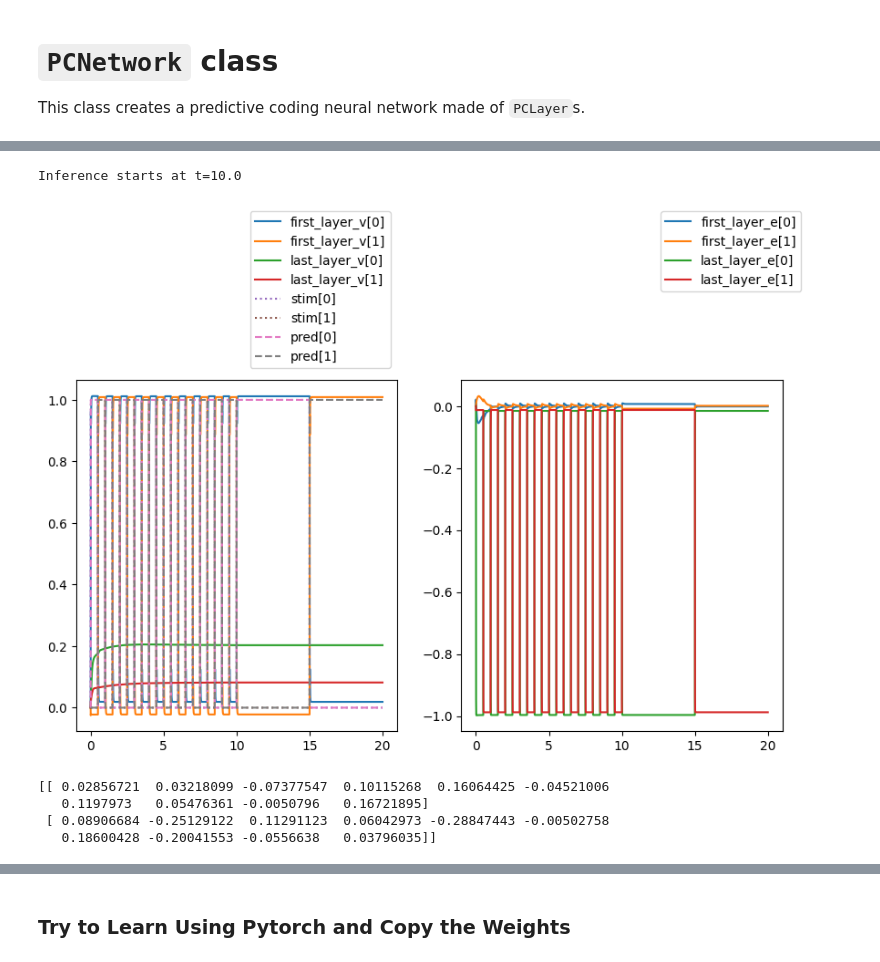
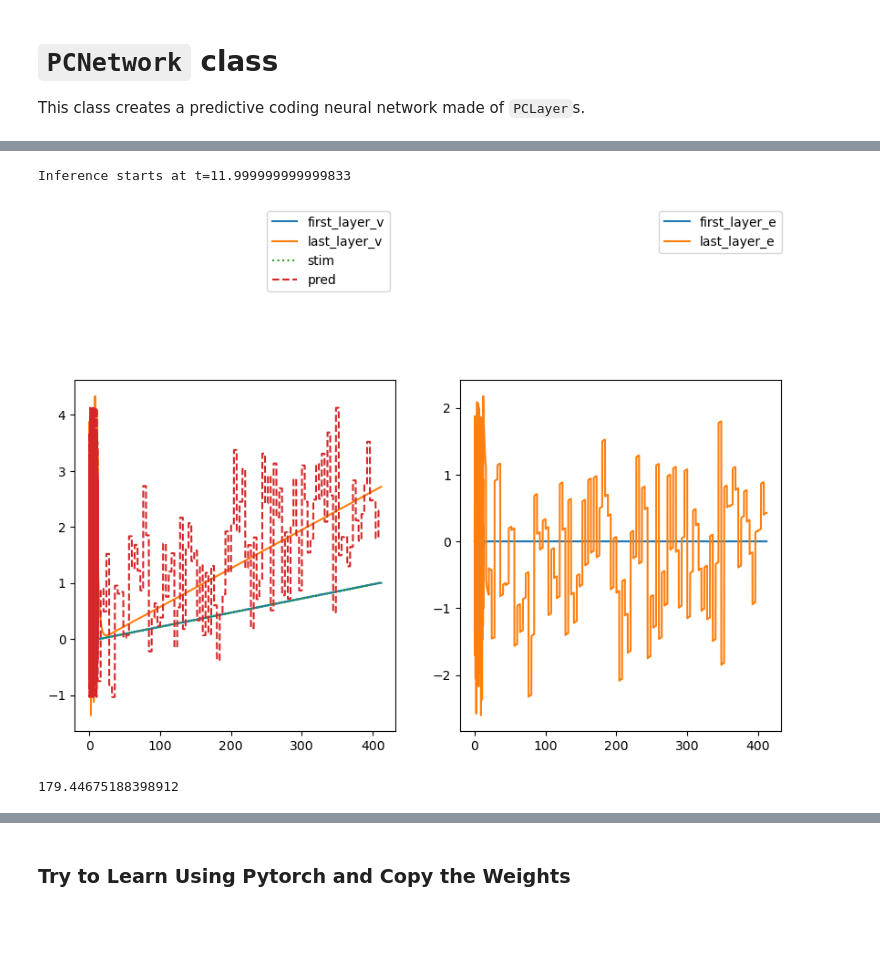
Before and after one commit to jorchard/pc_nengo, a Jupyter notebook: predictive_coding.ipynb, the cells around one changed output, grey strips where cells are left out. Cells and saved outputs as stored; diff of their text form; code cells hidden in the pictures; blank space fills up the shorter version.

```diff
--- a/predictive_coding.ipynb
+++ b/predictive_coding.ipynb
@@ -520,34 +600,31 @@ def train_network(sim, pc_net, stabilize_time, learn_time, t):
+# %%
+stab = 0
+learn = 0.02
+#create the dictionaries to pass into the piecewise functiona
+x_input, y_input, t = create_learning_inputs(x_data, y_data, 6, stab, learn, shuffle=True)
+#inference phase
+inf_time = 4
+add_inference_inputs(x_data, y_data, x_input, y_input, inf_time, t)
+#x_input[t] = [1, 0]
+#x_input[t+5] = [0, 1]
+#y_input[t] = [1, 0]
+#y_input[t+5] = [0, 1]
 # %%
 # Using PCNetwork class
-n = 1
 with nengo.Network() as net:
-    tau = 0.004
+    tau = 0.01
     #============== Run in Direct mode =======================
-    net.config[nengo.Ensemble].neuron_type = nengo.LIFRate()
+    net.config[nengo.Ensemble].neuron_type = nengo.Direct()
     #=========================================================
     net.config[nengo.Connection].synapse = tau
     net.config[nengo.Probe].synapse = 0
 
-    # Inputs
-    D = 2
-    stab = 0
-    learn = 0.5
-    # our 'raw' data
-    x_data = np.array([[1, 0],[0, 1]])
-    y_data = np.array([[1, 0],[0, 1]])
-    #create the dictionaries to pass into the piecewise functiona
-    x_input, y_input, t = create_learning_inputs(x_data, y_data, 10, stab, learn, shuffle=False)
-    #hardcode the inference phase
-    x_input[t] = [1, 0]
-    x_input[t+5] = [0, 1]
-    y_input[t] = [1, 0]
-    y_input[t+5] = [0, 1]
 
     stim = nengo.Node(nengo.processes.Piecewise(x_input))   # sensory (bottom layer)
     pred = nengo.Node(nengo.processes.Piecewise(y_input))  # percept (top layer)
 
     # PC layers
-    PC_net = PCNetwork(n_nodes=[2, 10, 2], tau_learn=0.1, symmetric=True, activation=["tanh", None], t=t)
+    PC_net = PCNetwork(n_nodes=[1, 25, 100, 25, 1], tau_learn=0.1, symmetric=True, activation="ReLU", t=t)
     PC_net.connect_input(stim=stim)
     PC_net.connect_output(pred)
 
@@ -563,7 +640,7 @@ with nengo.Network() as net:
     p_pc1e = nengo.Probe(PC_net.layers[0].e.output)
     p_pc_end_v = nengo.Probe(PC_net.layers[-1].v.output)
     p_pc_end_e = nengo.Probe(PC_net.layers[-1].e.output)
-    p_pred = nengo.Probe(pred, synapse=0)
+    p_pred = nengo.Probe(pred)
 
     val_probes, err_probes = PC_net.get_probes()
 # %%
@@ -573,4 +650,4 @@ sim = nengo.Simulator(net)
 # %%
 train_network(sim, PC_net, stab, learn, t)
-sim.run(10.)
+predictions = test_network(sim, PC_net, n, inf_time, p_pc_end_v)
 # %% [output]
@@ -579,25 +671,22 @@ sim.run(10.)
 # %%
 fig, ax = plt.subplots(nrows=1, ncols=2, figsize=(10,5))
 
 ax[0].plot(sim.trange(), sim.data[p_pc1v]);
 ax[1].plot(sim.trange(), sim.data[p_pc1e]);
 ax[0].plot(sim.trange(), sim.data[p_pc_end_v]);
 ax[1].plot(sim.trange(), sim.data[p_pc_end_e]);
 ax[0].plot(sim.trange(), sim.data[p_stim], ':');
 ax[0].plot(sim.trange(), sim.data[p_pred], "--");
-ax[0].legend(['first_layer_v[0]', 'first_layer_v[1]', 'last_layer_v[0]', 'last_layer_v[1]', 'stim[0]', 'stim[1]', 'pred[0]', 'pred[1]'],
+ax[0].legend(['first_layer_v', 'last_layer_v', 'stim', 'pred'],
              loc='upper right', bbox_to_anchor=(1, 1.5));
-ax[1].legend(['first_layer_e[0]', 'first_layer_e[1]', 'last_layer_e[0]', 'last_layer_e[1]'],
+ax[1].legend(['first_layer_e', 'last_layer_e'],
              loc='upper left', bbox_to_anchor=(0.6, 1.5));
 
 print(f"Inference starts at t={t}")
 # %% [output]
-Inference starts at t=10.0
+Inference starts at t=11.999999999999833
-[figure, old version]
+[figure, new version]
-# %%
-print(PC_net.connections[0].W)
-# %% [output]
-[[ 0.02856721  0.03218099 -0.07377547  0.10115268  0.16064425 -0.04521006
-   0.1197973   0.05476361 -0.0050796   0.16721895]
- [ 0.08906684 -0.25129122  0.11291123  0.06042973 -0.28847443 -0.00502758
-   0.18600428 -0.20041553 -0.0556638   0.03796035]]
+# %%
+print(np.sum((predictions-y_data)**2)/n)
+# %% [output]
+179.44675188398912
```
Also changed, not shown: parts of 22 cells of this notebook.
